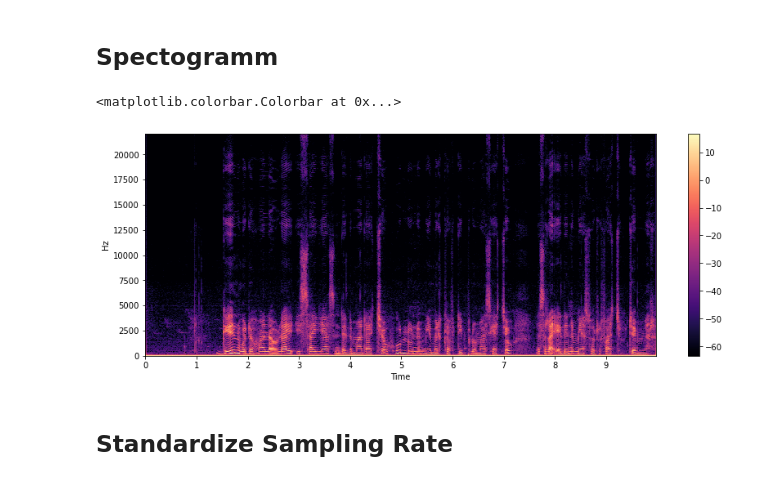
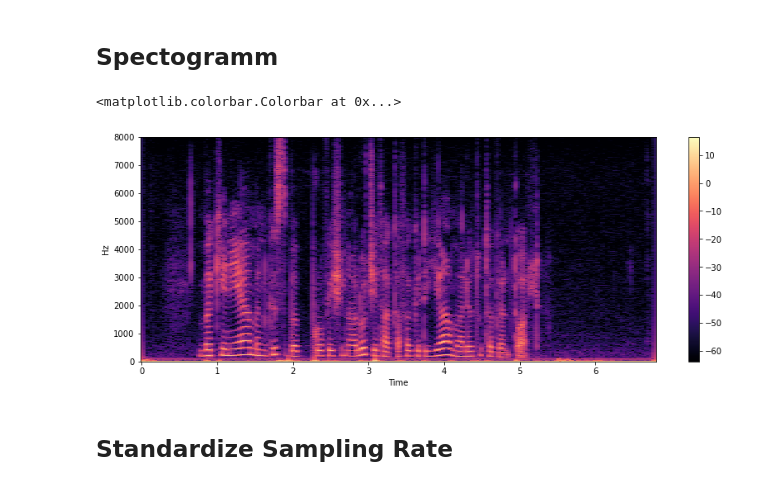
Before and after one commit to Micky373/speech_to_text, a Jupyter notebook: notebooks/preprocessing.ipynb, the cells around one changed output. Saved outputs shown, nothing was run; the diff lists cells and outputs as text; code cells hidden in the pictures.

```diff
--- a/notebooks/preprocessing.ipynb
+++ b/notebooks/preprocessing.ipynb
@@ -59,15 +59,15 @@ selection.head()
 # %% [markdown]
 ## Spectogramm
 # %%
-samples, sample_rate = librosa.load('../data/train_new/tr_10_tr01010.wav', sr=None)
+samples, sample_rate = librosa.load('../data/train/wav/tr_107_tr02007.wav', sr=None)
 X = librosa.stft(samples)
 Xdb = librosa.amplitude_to_db(abs(X))
 plt.figure(figsize=(14, 5))
 librosa.display.specshow(Xdb, sr=sample_rate, x_axis='time', y_axis='hz')
 plt.colorbar()
 # %% [output]
 <matplotlib.colorbar.Colorbar at 0x...>
-[figure, old version]
+[figure, new version]
 # %% [markdown]
 ## Standardize Sampling Rate
 # %%
```
Also changed, not shown: parts of 19 cells of this notebook, 33 other files.
